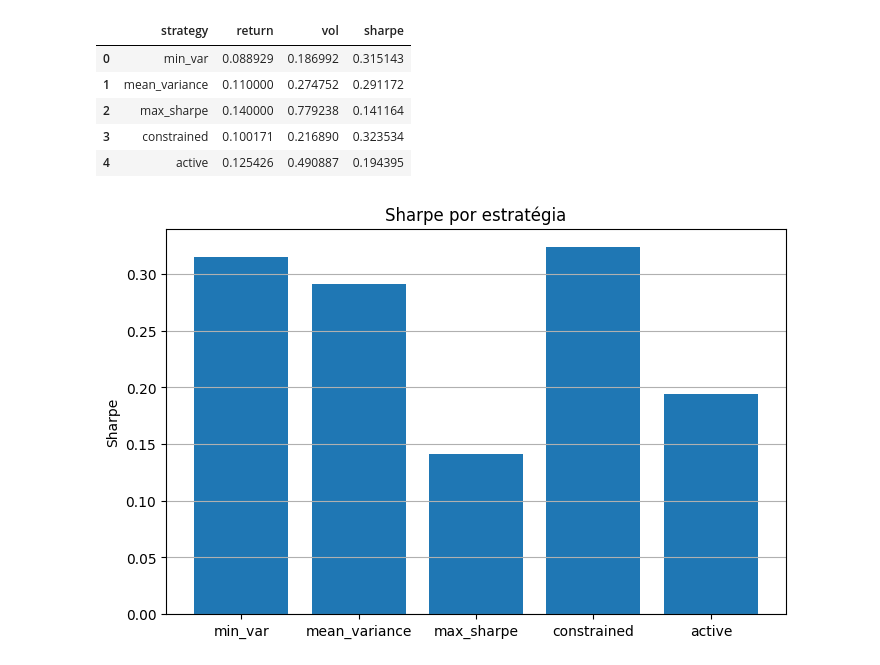
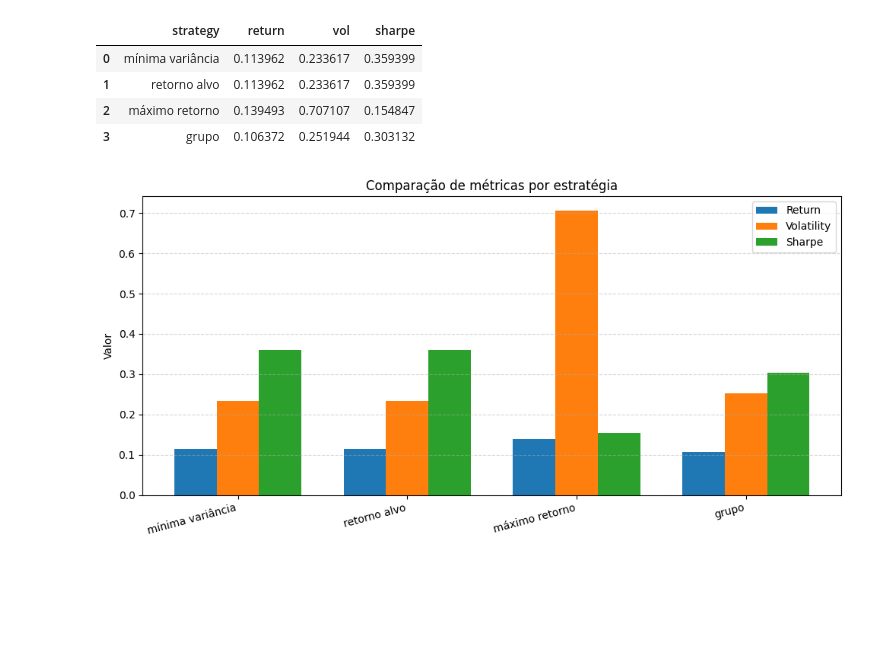
Before and after one commit to rckalil/Portfolio-Optimization, a Jupyter notebook: intro.ipynb, the cells around one changed output. Drawn from its saved outputs; the diff is of its cells as text; code cells hidden in the pictures; blank space fills up the shorter version.

```diff
--- a/intro.ipynb
+++ b/intro.ipynb
@@ -285,27 +232,35 @@ active weights: [ 0.0754 -0.15    0.3335 -0.15   -0.0506 -0.0583]
 # %%
 """ Comparando carteiras """
 
 results = pd.DataFrame([
-    ["min_var", *portfolio_stats(w_minvar, mu, Sigma, rf)],
-    ["mean_variance", *portfolio_stats(w_mv, mu, Sigma, rf)],
-    ["max_sharpe", *portfolio_stats(w_sharpe, mu, Sigma, rf)],
-    ["constrained", *portfolio_stats(w_constrained, mu, Sigma, rf)],
-    ["active", *portfolio_stats(w_active, mu, Sigma, rf)],
+    ["mínima variância", *portfolio_stats(w_minvar, mu, Sigma, rf)],
+    ["retorno alvo", *portfolio_stats(w_mv, mu, Sigma, rf)],
+    ["máximo retorno", *portfolio_stats(w_sharpe, mu, Sigma, rf)],
+    ["grupo", *portfolio_stats(w_constrained, mu, Sigma, rf)]
 ], columns=["strategy", "return", "vol", "sharpe"])
 
 display(results)
 
-plt.figure(figsize=(8, 5))
-plt.bar(results["strategy"], results["sharpe"])
-plt.ylabel("Sharpe")
-plt.title("Sharpe por estratégia")
-plt.grid(axis="y")
+plt.figure(figsize=(10, 5))
+
+xx = np.arange(len(results))
+width = 0.25
+
+plt.bar(xx - width, results["return"], width, label="Return")
+plt.bar(xx, results["vol"], width, label="Volatility")
+plt.bar(xx + width, results["sharpe"], width, label="Sharpe")
+
+plt.xticks(xx, results["strategy"], rotation=15, ha="right")
+plt.ylabel("Valor")
+plt.title("Comparação de métricas por estratégia")
+plt.legend()
+plt.grid(axis="y", linestyle="--", alpha=0.5)
+plt.tight_layout()
 plt.show()
 # %% [output]
 |  | strategy | return | vol | sharpe |
-| 0 | min_var | 0.088929 | 0.186992 | 0.315143 |
-| 1 | mean_variance | 0.110000 | 0.274752 | 0.291172 |
-| 2 | max_sharpe | 0.140000 | 0.779238 | 0.141164 |
-| 3 | constrained | 0.100171 | 0.216890 | 0.323534 |
-| 4 | active | 0.125426 | 0.490887 | 0.194395 |
+| 0 | mínima variância | 0.113962 | 0.233617 | 0.359399 |
+| 1 | retorno alvo | 0.113962 | 0.233617 | 0.359399 |
+| 2 | máximo retorno | 0.139493 | 0.707107 | 0.154847 |
+| 3 | grupo | 0.106372 | 0.251944 | 0.303132 |
-[figure, old version]
+[figure, new version]
```
Also changed, not shown: parts of 17 cells of this notebook, 4 other files.
